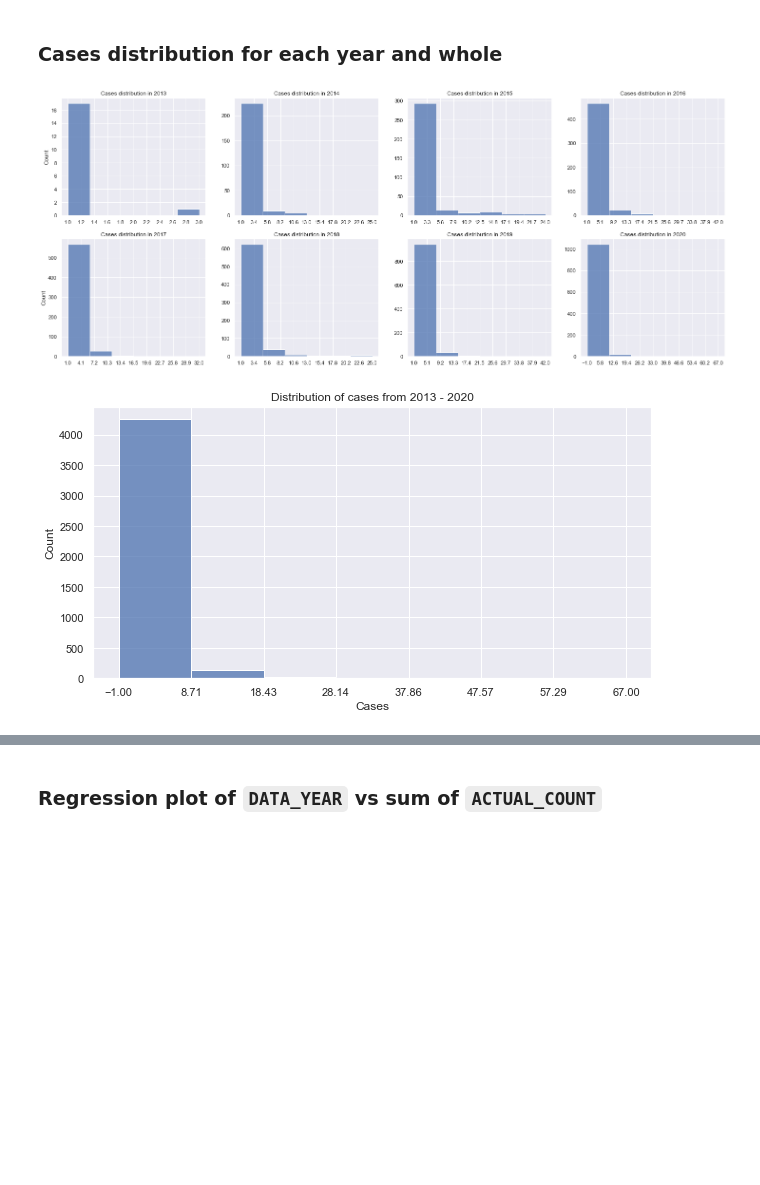
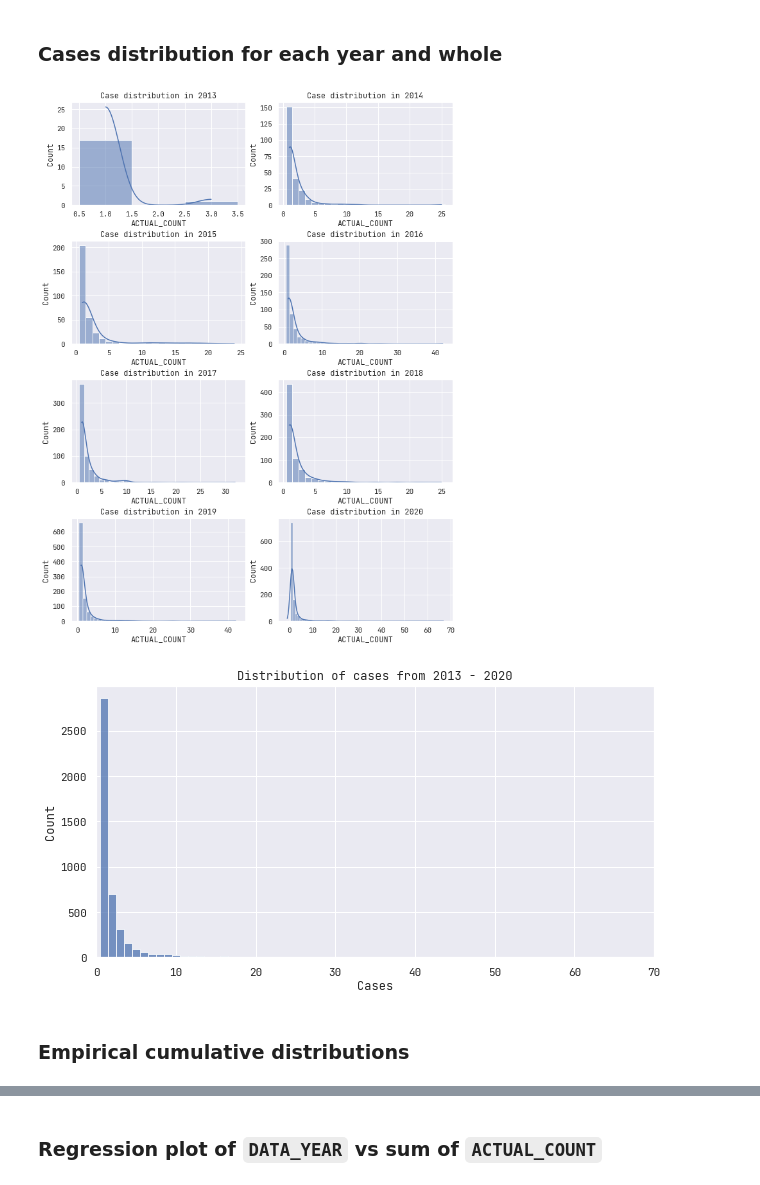
Before and after one commit to valliansayoga/data-science, a Jupyter notebook: Human Trafficking Analysis.ipynb, the cells around one changed output, grey strips where cells are left out. Drawn from its saved outputs; the diff is of its cells as text; code cells hidden in the pictures; blank space fills up the shorter version.

```diff
--- a/Human Trafficking Analysis.ipynb
+++ b/Human Trafficking Analysis.ipynb
@@ -18,8 +18,9 @@ import pandas as pd
 import numpy as np
 import seaborn as sns
 import matplotlib.pyplot as plt
+from pprint import pprint
 
-sns.set_theme()
+sns.set_theme(font='JetBrains Mono',)
 # %%
 df = pd.read_csv("HT_2013-2020.csv")
 # %%
@@ -61,5 +64,3 @@ dtype: int64
-# %%
-df.PUB_AGENCY_UNIT.replace(np.nan, "UNKNOWN", inplace=True)
 # %%
 df.COUNTY_NAME.replace(np.nan, df.COUNTY_NAME.mode()[0], inplace=True)
 # %%
@@ -149,3 +174,7 @@ plt.show()
 The chart shows weak correlations among all of the numerical variables, except `ACTUAL_COUNT` vs `CLEARED_COUNT`
 # %% [markdown]
 ### 3 states with the worst cases for each year
+# %%
+years = df.groupby(["DATA_YEAR", "STATE_ABBR"], as_index=False).sum()
+years = years.sort_values(['DATA_YEAR','ACTUAL_COUNT'], ascending=[True,False])
+years.head()
@@ -187,45 +207,33 @@ Source: [Human trafficking in Texas](https://en.wikipedia.org/wiki/Human_traffic
 # %% [markdown]
 ### Cases distribution for each year and whole
 # %%
-years = [i for i in sorted(df.DATA_YEAR.unique())]
-
-fig, axs = plt.subplots(ncols=4, nrows=2, figsize=(25,10))
-
-ax1 = sns.histplot(data=df.ACTUAL_COUNT.loc[df.DATA_YEAR == 2013], ax=axs[0][0], bins=6)
-
-ax2 = sns.histplot(data=df.ACTUAL_COUNT.loc[df.DATA_YEAR == 2014], ax=axs[0][1], bins=6)
-
-ax3 = sns.histplot(data=df.ACTUAL_COUNT.loc[df.DATA_YEAR == 2015], ax=axs[0][2], bins=6)
-
-ax4 = sns.histplot(data=df.ACTUAL_COUNT.loc[df.DATA_YEAR == 2016], ax=axs[0][3], bins=6)
-
-ax5 = sns.histplot(data=df.ACTUAL_COUNT.loc[df.DATA_YEAR == 2017], ax=axs[1][0], bins=6)
-
-ax6 = sns.histplot(data=df.ACTUAL_COUNT.loc[df.DATA_YEAR == 2018], ax=axs[1][1], bins=6)
-
-ax7 = sns.histplot(data=df.ACTUAL_COUNT.loc[df.DATA_YEAR == 2019], ax=axs[1][2], bins=6)
-
-ax8 = sns.histplot(data=df.ACTUAL_COUNT.loc[df.DATA_YEAR == 2020], ax=axs[1][3], bins=6)
-
-for axis, year in zip([ax1,ax2,ax3,ax4,ax5,ax6,ax7,ax8], years):
-    axis.title.set_text(f'Cases distribution in {year}')
-    axis.set_xlabel(None)
-    axis.set_ylabel(None)
-    axis.set_xticks(np.histogram(df.ACTUAL_COUNT.loc[df.DATA_YEAR == year])[1], bins=6)
-ax1.set_ylabel("Count")
-ax5.set_ylabel("Count")
-
+fig, axs = plt.subplots(ncols=2, nrows=4, figsize=(9,12), layout='constrained')
+the_year = list(sorted(years.DATA_YEAR.unique()))
+for i, year in enumerate(the_year):
+    data = df.loc[df['DATA_YEAR'] == year]
+    ax1 = sns.histplot(
+        data=data,
+        x='ACTUAL_COUNT',
+        ax=axs.ravel()[i],
+        discrete=True,
+        kde=True
+    )
+    ax1.set(title=f"Case distribution in {year}")
 plt.show()
 # %% [output]
-[figure, old version]
+[figure, new version]
 # %%
 plt.figure(figsize=(10,5))
 plt.title("Distribution of cases from 2013 - 2020")
-sns.histplot(df.ACTUAL_COUNT, bins=7)
-plt.xticks(np.histogram(df.ACTUAL_COUNT, bins=7)[1])
-plt.ylabel("Count")
-plt.xlabel("Cases")
+ax = sns.histplot(df.ACTUAL_COUNT, bins=10, discrete=True)
+ax.set(
+    xlim=(0,70),
+    ylabel="Count",
+    xlabel="Cases"
+)
 
 plt.show()
 # %% [output]
-[figure, old version]
+[figure, new version]
+# %% [markdown]
+### Empirical cumulative distributions
```
Also changed, not shown: parts of 27 cells of this notebook.
